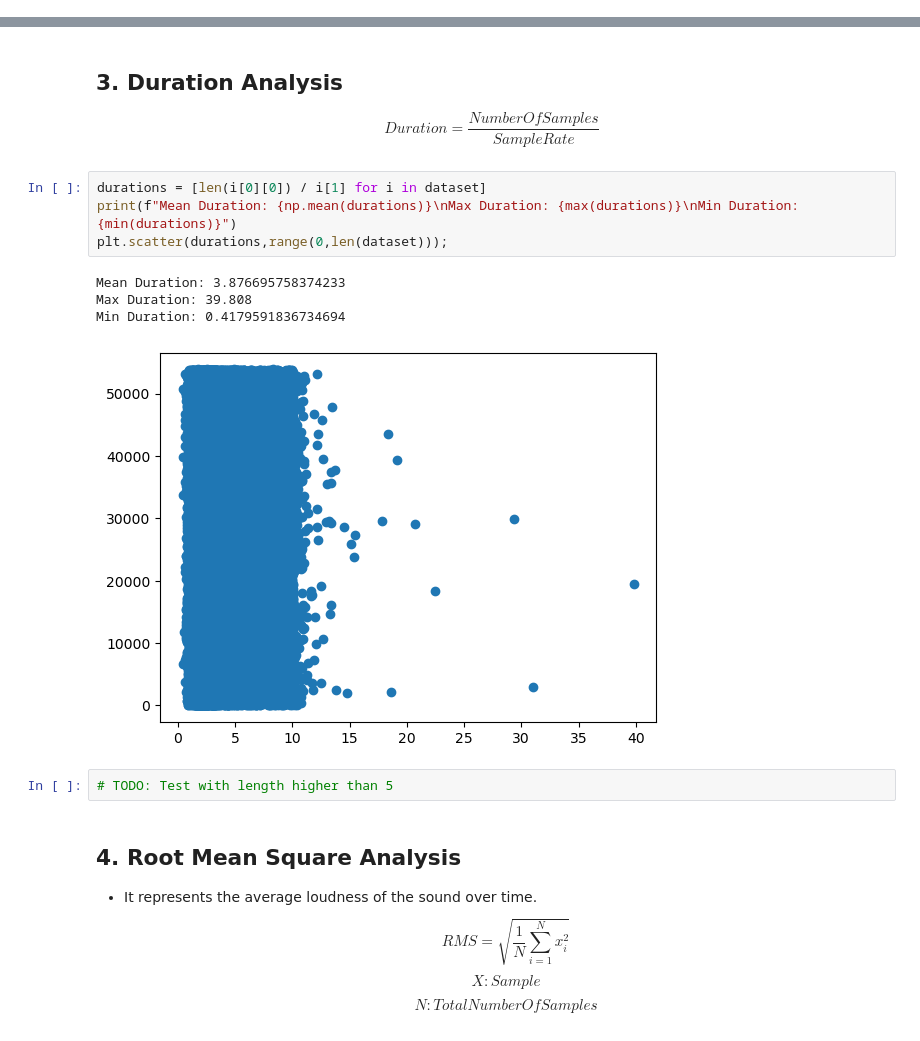
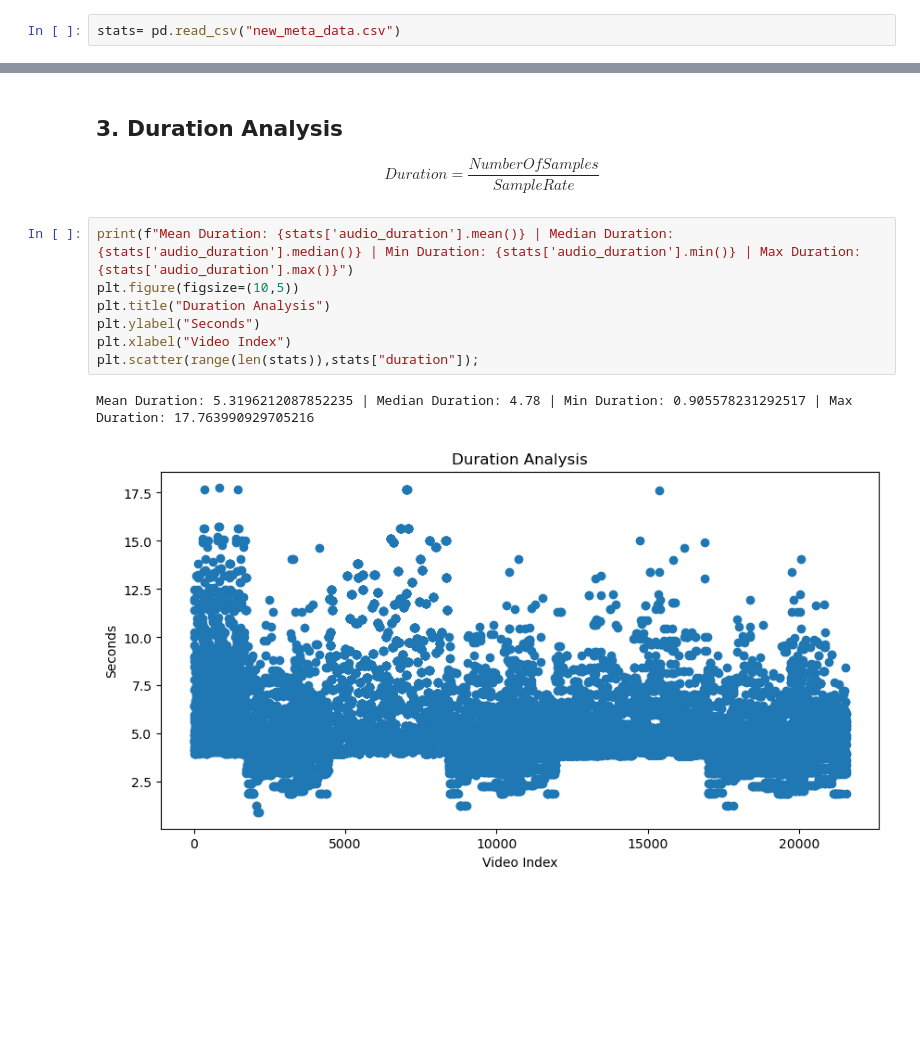
Before and after one commit to H-Beheiry/Multimodal-Deepfake-Detection-with-XAI, a Jupyter notebook: DataAnalysis/Audio_DataAnalysis.ipynb, the cells around one changed output, grey strips where cells are left out. Saved outputs shown, nothing was run; the diff lists cells and outputs as text; blank space fills up the shorter version.

Commit message:
finished data analysis

```diff
--- a/DataAnalysis/Audio_DataAnalysis.ipynb
+++ b/DataAnalysis/Audio_DataAnalysis.ipynb
@@ -55,3 +11,5 @@ Skipping D:\f_uni\sophomore_Uni\semester_1\Profesinal_Project\multimodal_deepfak
+# %%
+stats= pd.read_csv("new_meta_data.csv")
 # %% [markdown]
 ## 1. Audio Channels
 An audio channel represents a continuous stream of amplitude samples captured by one microphone over time.
@@ -81,19 +52,12 @@ average_samples
 ## 3. Duration Analysis
 $$ Duration= \frac{Number Of Samples}{Sample Rate} $$
 # %%
-durations = [len(i[0][0]) / i[1] for i in dataset]
-print(f"Mean Duration: {np.mean(durations)}\nMax Duration: {max(durations)}\nMin Duration: {min(durations)}")
-plt.scatter(durations,range(0,len(dataset)));
+print(f"Mean Duration: {stats['audio_duration'].mean()} | Median Duration: {stats['audio_duration'].median()} | Min Duration: {stats['audio_duration'].min()} | Max Duration: {stats['audio_duration'].max()}")
+plt.figure(figsize=(10,5))
+plt.title("Duration Analysis")
+plt.ylabel("Seconds")
+plt.xlabel("Video Index")
+plt.scatter(range(len(stats)),stats["duration"]);
 # %% [output]
-Mean Duration: 3.876695758374233
-Max Duration: 39.808
-Min Duration: 0.4179591836734694
+Mean Duration: 5.3196212087852235 | Median Duration: 4.78 | Min Duration: 0.905578231292517 | Max Duration: 17.763990929705216
-[figure, old version]
+[figure, new version]
-# %%
-# TODO: Test with length higher than 5
-# %% [markdown]
-## 4. Root Mean Square Analysis
-* It represents the average loudness of the sound over time.
-$$ RMS= \sqrt {\frac{1}{N}\sum_{i=1}^{N}{x^2_i}}$$
-$$X: Sample$$
-$$N: Total Number Of Samples$$
```
Also changed, not shown: parts of 9 cells of this notebook, 4 other files.
